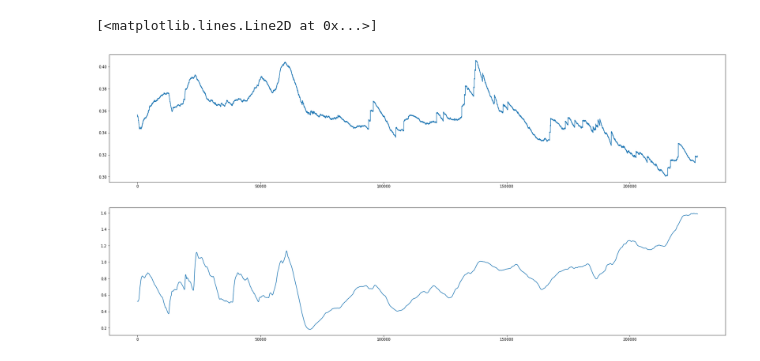
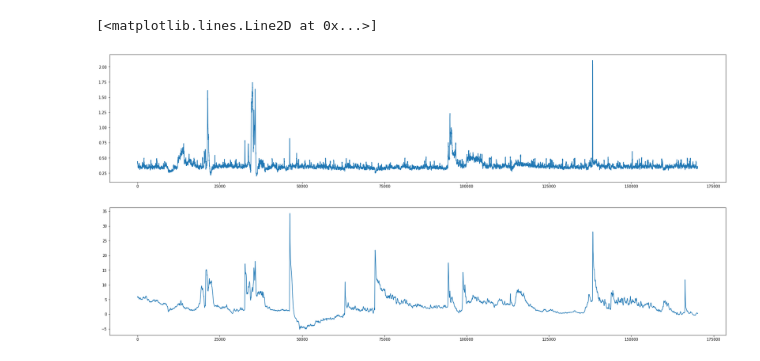
Before and after one commit to dercodeKoenig/dqn_trading_4.0, a Jupyter notebook: visualization.ipynb, the cells around one changed output. Cells and saved outputs as stored; diff of their text form; code cells hidden in the pictures.

```diff
--- a/visualization.ipynb
+++ b/visualization.ipynb
@@ -68,30 +68,32 @@ ax.plot(s)
 # %%
 
-s=10000
+s=100
 #s2 = 30000
 
 file1 = open("logs/loss_log.txt")
 text = file1.read()
 file1.close()
 
 x = [float(x) for x in text.split("\n")[0:] if x != ""]
-x1=[np.average(x[i-s+1:i+1], weights = [m+1 for m in range(len(x[i-s+1:i+1]))])for i in tqdm(range(s,len(x)))]
+weights = [m+1 for m in range(s)]
+x1=[np.average(x[i-s+1:i+1], weights = None)for i in tqdm(range(s,len(x)))]
 #x2=[np.average(x[max(0,i-s2+1):i+1])for i in tqdm(range(s,len(x)))]
 
 file1 = open("logs/qv_log.txt")
 text = file1.read()
 file1.close()
 
 y = [float(x) for x in text.split("\n")[0:] if x != ""]
-y1=[np.average(y[i-s+1:i+1], weights = [m+1 for m in range(len(y[i-s+1:i+1]))])for i in tqdm(range(s,len(y)))]
+weights = [m+1 for m in range(s)]
+y1=[np.average(y[i-s+1:i+1], weights = None)for i in tqdm(range(s,len(y)))]
 
 clear_output()
 fig, ax = plt.subplots(2,1,figsize=(30,14))
 #ax[0].set_ylim(0,1)
 ax[0].plot(x1)
 #ax[0].plot(x2)
 #ax[1].set_ylim(0,5)
 ax[1].plot(y1)
 # %% [output]
 [<matplotlib.lines.Line2D at 0x...>]
-[figure, old version]
+[figure, new version]
```
Also changed, not shown: parts of 2 cells of this notebook, 9 other files.
